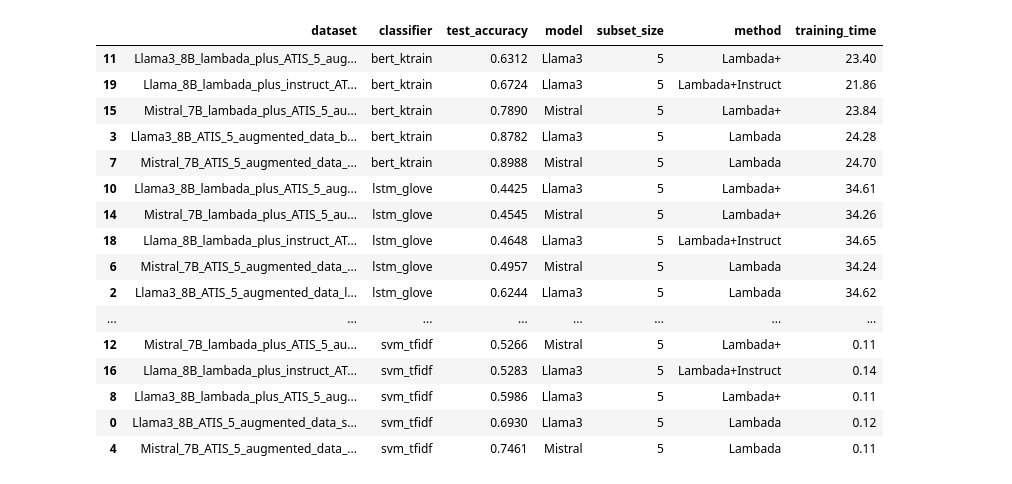
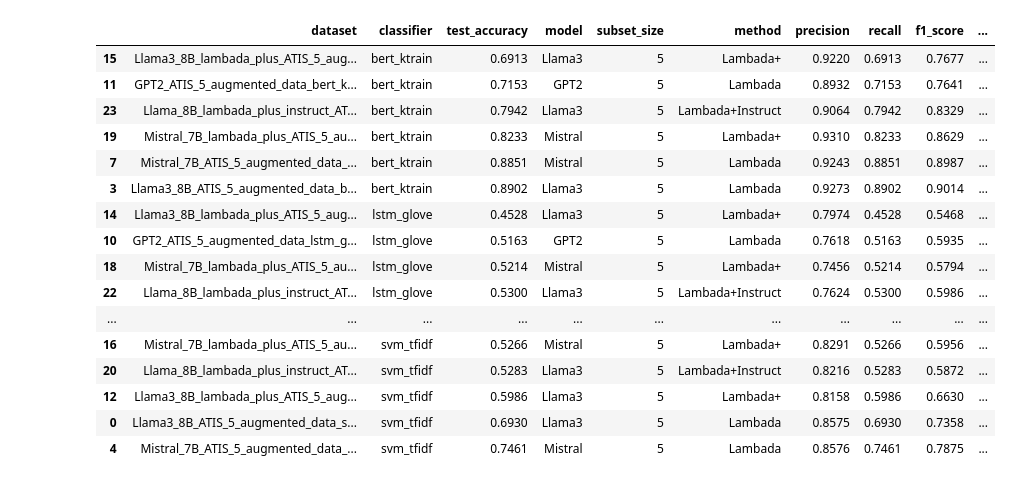
Before and after one commit to elephanti/NLPProject2024, a Jupyter notebook: Train_and_Test_with_augmented_data.ipynb, the cells around one changed output. Saved outputs shown, nothing was run; the diff lists cells and outputs as text; code cells hidden in the pictures.

Commit message:
Added test results

```diff
--- a/Train_and_Test_with_augmented_data.ipynb
+++ b/Train_and_Test_with_augmented_data.ipynb
@@ -163,11 +177,12 @@ llms = ['Llama3', 'Mistral']
 dataset_names = ['ATIS', 'TREC']
 # %%
-full_df_result = pd.DataFrame(columns=['dataset', 'model', 'test_accuracy'])
+full_df_result = pd.DataFrame(columns=['dataset', 'model', 'test_accuracy', 'precision', 'recall', 'f1_score'])
 
 # Train on full training data
 for name in dataset_names:
-    X_train, y_train, X_test, y_test, le = load_data(f'NLPProject2024/datasets/{name}/{name.lower()}.train.csv',
-                                                      test_path=f'NLPProject2024/datasets/{name}/{name.lower()}.test.csv')
+    X_train, y_train, X_test, y_test, le, X_val, y_val = load_data(f'NLPProject2024/datasets/{name}/{name.lower()}.train.csv',
+                                                                   test_path=f'NLPProject2024/datasets/{name}/{name.lower()}.test.csv',
+                                                                   val_path=f'NLPProject2024/datasets/{name}/{name.lower()}.valid.csv')
     model_path = f'final_results/models/{name.lower()}_train'
     os.makedirs(model_path, exist_ok=True)
 
@@ -176,7 +191,7 @@ for name in dataset_names:
     for classifier in classifiers:
         print(f"Training {name} with {classifier}...")
         trainer = ModelTrainer(classifier, glove_file, len(le.classes_))
-        train_results = trainer.train_classifier(X_train, y_train, model_path, X_test=X_test, y_test=y_test)
+        train_results = trainer.train_classifier(X_train, y_train, model_path, X_test=X_test, y_test=y_test, X_val=X_val, y_val=y_val)
 
         train_results["dataset"] = f'{name.lower()}_full'
         full_df_result = pd.concat([full_df_result, pd.DataFrame([train_results])], ignore_index=True)
@@ -454,0 +312,31 @@ full_df_result.head(10)
+# %%
+subsets_df_result = pd.DataFrame(columns=['dataset', 'classifier', 'model', 'subset_size', 'method', 'test_accuracy',
+                                          'precision', 'recall', 'f1_score'])
+
+# Train on the subsets
+for name in dataset_names:
+    for subset_size in [5]:
+        subset_path = f'NLPProject2024/datasets/{name}/sampled_subsets/ver1/{name.lower()}_{subset_size}_subset.csv'
+
+        # subset only training
+        X_train, y_train, X_test, y_test, le, X_val, y_val = load_data(subset_path,
+                                                                       test_path=f'NLPProject2024/datasets/{name}/{name.lower()}.test.csv',
+                                                                       val_path=f'NLPProject2024/datasets/{name}/{name.lower()}.valid.csv')
+        model_path = f'final_results/models/{name.lower()}_{subset_size}_subset_train'
+        os.makedirs(model_path, exist_ok=True)
+
+        joblib.dump(le, f'{model_path}/label_encoder.pkl')
+
+        for classifier in classifiers:
+            print(f"Training {name} with {classifier} and subset size {subset_size}...")
+            trainer = ModelTrainer(classifier, glove_file, len(le.classes_))
+            train_results = trainer.train_classifier(X_train, y_train, model_path, X_test=X_test, y_test=y_test, X_val=X_val, y_val=y_val)
+
+            train_results["dataset"] = f'{name.lower()}_{subset_size}_subset_train'
+            train_results["method"] = None
+            train_results["model"] = None
+            train_results["subset_size"] = subset_size
+            subsets_df_result = pd.concat([subsets_df_result, pd.DataFrame([train_results])], ignore_index=True)
+            print(f"Finished training {name} with {classifier} and subset size {subset_size}")
+            print(train_results)
+            print("-" * 50)
@@ -467,20 +709,20 @@ subsets_df_result.head(20)
 # %%
-augmented_df_result.sort_values(by=['classifier', 'test_accuracy']).head(50)
+augmented_atis_df_result.sort_values(by=['classifier', 'test_accuracy']).head(50)
 # %% [output]
-|  | dataset | classifier | test_accuracy | model | subset_size | method | training_time |
-| 11 | Llama3_8B_lambada_plus_ATIS_5_aug... | bert_ktrain | 0.6312 | Llama3 | 5 | Lambada+ | 23.40 |
-| 19 | Llama_8B_lambada_plus_instruct_AT... | bert_ktrain | 0.6724 | Llama3 | 5 | Lambada+Instruct | 21.86 |
-| 15 | Mistral_7B_lambada_plus_ATIS_5_au... | bert_ktrain | 0.7890 | Mistral | 5 | Lambada+ | 23.84 |
-| 3 | Llama3_8B_ATIS_5_augmented_data_b... | bert_ktrain | 0.8782 | Llama3 | 5 | Lambada | 24.28 |
-| 7 | Mistral_7B_ATIS_5_augmented_data_... | bert_ktrain | 0.8988 | Mistral | 5 | Lambada | 24.70 |
-| 10 | Llama3_8B_lambada_plus_ATIS_5_aug... | lstm_glove | 0.4425 | Llama3 | 5 | Lambada+ | 34.61 |
-| 14 | Mistral_7B_lambada_plus_ATIS_5_au... | lstm_glove | 0.4545 | Mistral | 5 | Lambada+ | 34.26 |
-| 18 | Llama_8B_lambada_plus_instruct_AT... | lstm_glove | 0.4648 | Llama3 | 5 | Lambada+Instruct | 34.65 |
-| 6 | Mistral_7B_ATIS_5_augmented_data_... | lstm_glove | 0.4957 | Mistral | 5 | Lambada | 34.24 |
-| 2 | Llama3_8B_ATIS_5_augmented_data_l... | lstm_glove | 0.6244 | Llama3 | 5 | Lambada | 34.62 |
-| ... | ... | ... | ... | ... | ... | ... | ... |
-| 12 | Mistral_7B_lambada_plus_ATIS_5_au... | svm_tfidf | 0.5266 | Mistral | 5 | Lambada+ | 0.11 |
-| 16 | Llama_8B_lambada_plus_instruct_AT... | svm_tfidf | 0.5283 | Llama3 | 5 | Lambada+Instruct | 0.14 |
-| 8 | Llama3_8B_lambada_plus_ATIS_5_aug... | svm_tfidf | 0.5986 | Llama3 | 5 | Lambada+ | 0.11 |
-| 0 | Llama3_8B_ATIS_5_augmented_data_s... | svm_tfidf | 0.6930 | Llama3 | 5 | Lambada | 0.12 |
-| 4 | Mistral_7B_ATIS_5_augmented_data_... | svm_tfidf | 0.7461 | Mistral | 5 | Lambada | 0.11 |
+|  | dataset | classifier | test_accuracy | model | subset_size | method | precision | recall | f1_score | ... |
+| 15 | Llama3_8B_lambada_plus_ATIS_5_aug... | bert_ktrain | 0.6913 | Llama3 | 5 | Lambada+ | 0.9220 | 0.6913 | 0.7677 | ... |
+| 11 | GPT2_ATIS_5_augmented_data_bert_k... | bert_ktrain | 0.7153 | GPT2 | 5 | Lambada | 0.8932 | 0.7153 | 0.7641 | ... |
+| 23 | Llama_8B_lambada_plus_instruct_AT... | bert_ktrain | 0.7942 | Llama3 | 5 | Lambada+Instruct | 0.9064 | 0.7942 | 0.8329 | ... |
+| 19 | Mistral_7B_lambada_plus_ATIS_5_au... | bert_ktrain | 0.8233 | Mistral | 5 | Lambada+ | 0.9310 | 0.8233 | 0.8629 | ... |
+| 7 | Mistral_7B_ATIS_5_augmented_data_... | bert_ktrain | 0.8851 | Mistral | 5 | Lambada | 0.9243 | 0.8851 | 0.8987 | ... |
+| 3 | Llama3_8B_ATIS_5_augmented_data_b... | bert_ktrain | 0.8902 | Llama3 | 5 | Lambada | 0.9273 | 0.8902 | 0.9014 | ... |
+| 14 | Llama3_8B_lambada_plus_ATIS_5_aug... | lstm_glove | 0.4528 | Llama3 | 5 | Lambada+ | 0.7974 | 0.4528 | 0.5468 | ... |
+| 10 | GPT2_ATIS_5_augmented_data_lstm_g... | lstm_glove | 0.5163 | GPT2 | 5 | Lambada | 0.7618 | 0.5163 | 0.5935 | ... |
+| 18 | Mistral_7B_lambada_plus_ATIS_5_au... | lstm_glove | 0.5214 | Mistral | 5 | Lambada+ | 0.7456 | 0.5214 | 0.5794 | ... |
+| 22 | Llama_8B_lambada_plus_instruct_AT... | lstm_glove | 0.5300 | Llama3 | 5 | Lambada+Instruct | 0.7624 | 0.5300 | 0.5986 | ... |
+| ... | ... | ... | ... | ... | ... | ... | ... | ... | ... | ... |
+| 16 | Mistral_7B_lambada_plus_ATIS_5_au... | svm_tfidf | 0.5266 | Mistral | 5 | Lambada+ | 0.8291 | 0.5266 | 0.5956 | ... |
+| 20 | Llama_8B_lambada_plus_instruct_AT... | svm_tfidf | 0.5283 | Llama3 | 5 | Lambada+Instruct | 0.8216 | 0.5283 | 0.5872 | ... |
+| 12 | Llama3_8B_lambada_plus_ATIS_5_aug... | svm_tfidf | 0.5986 | Llama3 | 5 | Lambada+ | 0.8158 | 0.5986 | 0.6630 | ... |
+| 0 | Llama3_8B_ATIS_5_augmented_data_s... | svm_tfidf | 0.6930 | Llama3 | 5 | Lambada | 0.8575 | 0.6930 | 0.7358 | ... |
+| 4 | Mistral_7B_ATIS_5_augmented_data_... | svm_tfidf | 0.7461 | Mistral | 5 | Lambada | 0.8576 | 0.7461 | 0.7875 | ... |
```
Also changed, not shown: parts of 18 cells of this notebook, 1 other file.
